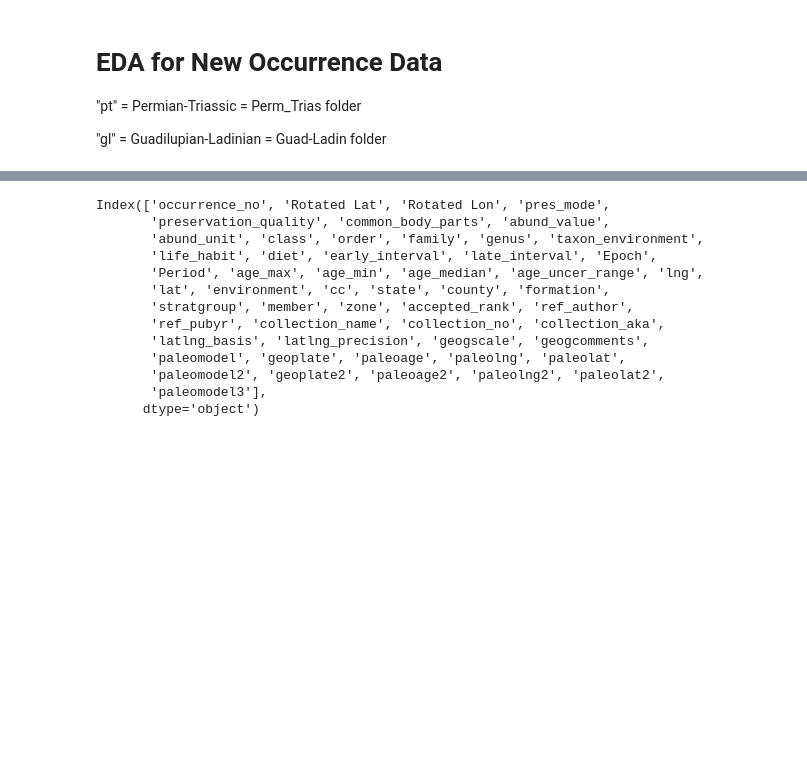
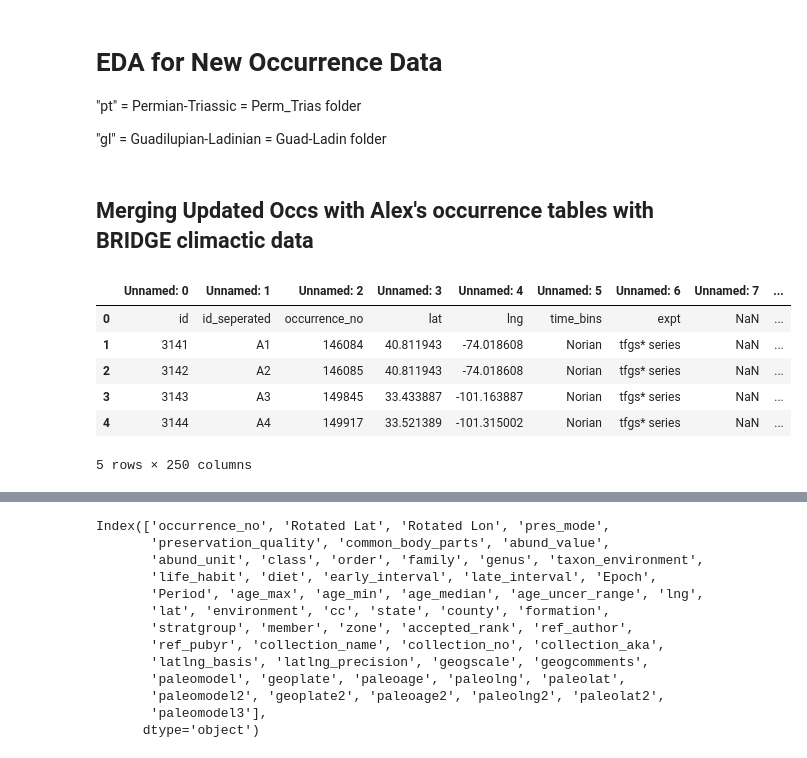
Before and after one commit to shelleylwang/pt_diversity_rates, a Jupyter notebook: updated_occurrence_analyses/data/eda.ipynb, the cells around one changed output, grey strips where cells are left out. Cells and saved outputs as stored; diff of their text form; code cells hidden in the pictures; blank space fills up the shorter version.

Commit message:
occs data from tiago + occs data with bridge climactic data from alex combined

```diff
--- a/updated_occurrence_analyses/data/eda.ipynb
+++ b/updated_occurrence_analyses/data/eda.ipynb
@@ -8,3 +8,19 @@
 import pandas as pd
 import numpy as np
 import matplotlib.pyplot as plt
+# %% [markdown]
+## Merging Updated Occs with Alex's occurrence tables with BRIDGE climactic data
+# %%
+pt_reptilia_all_AF = pd.read_excel("Perm-Trias/occs_alex_climactic_data/reptilia_occ_(PBDB+New)_genus_filt(no_ichno)_lowAgeUncer_All_AF.xlsx", 'Climate data organized')
+# pt_reptilia_terr_AF = pd.read_excel("Perm-Trias/occs_alex_climactic_data/reptilia_occ_(PBDB+New)_genus_filt(no_ichno)_lowAgeUncer_terres_AF.xlsx", "Climate data organized")
+# pt_synapsida_AF = pd.read_excel("Perm-Trias/occs_alex_climactic_data/synapsida_occ_(PBDB+New)_genus_filt(no_ichno)_lowAgeUncer_AF.xlsx", "Climate data organized")
+# %%
+pt_reptilia_all_AF.head()
+# %% [output]
+|  | Unnamed: 0 | Unnamed: 1 | Unnamed: 2 | Unnamed: 3 | Unnamed: 4 | Unnamed: 5 | Unnamed: 6 | Unnamed: 7 | ... |
+| 0 | id | id_seperated | occurrence_no | lat | lng | time_bins | expt | NaN | ... |
+| 1 | 3141 | A1 | 146084 | 40.811943 | -74.018608 | Norian | tfgs* series | NaN | ... |
+| 2 | 3142 | A2 | 146085 | 40.811943 | -74.018608 | Norian | tfgs* series | NaN | ... |
+| 3 | 3143 | A3 | 149845 | 33.433887 | -101.163887 | Norian | tfgs* series | NaN | ... |
+| 4 | 3144 | A4 | 149917 | 33.521389 | -101.315002 | Norian | tfgs* series | NaN | ... |
+5 rows × 250 columns
```
Also changed, not shown: parts of 3 cells of this notebook, 10 other files.
